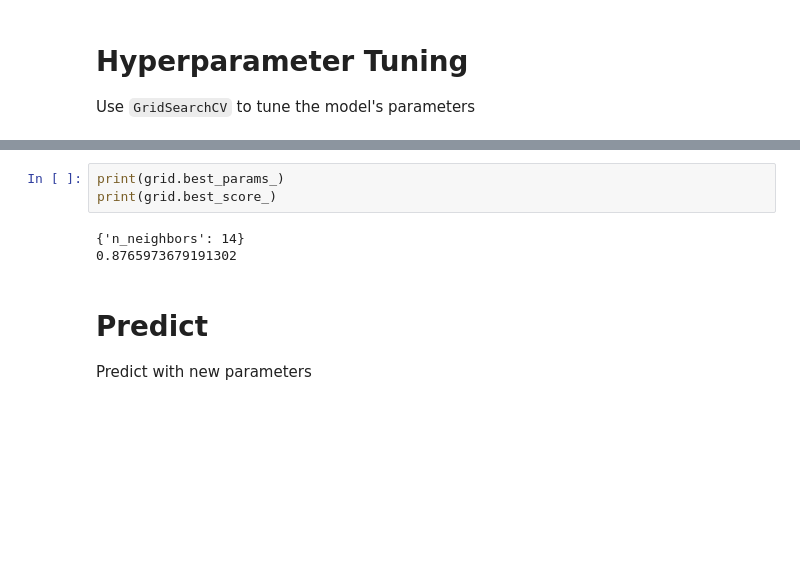
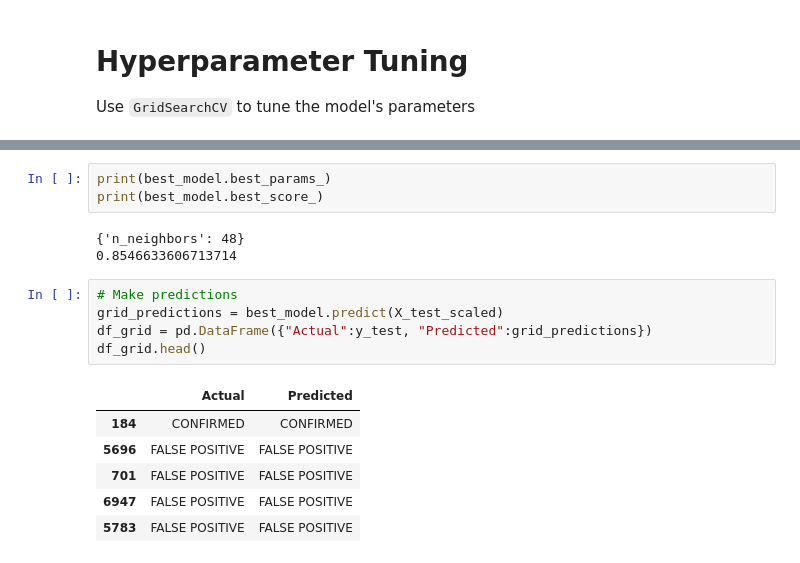
Before and after one commit to lorijta92/machine-learning-exoplanets, a Jupyter notebook: knn.ipynb, the cells around one changed output, grey strips where cells are left out. Drawn from its saved outputs; the diff is of its cells as text; blank space fills up the shorter version.

```diff
--- a/knn.ipynb
+++ b/knn.ipynb
@@ -172,11 +172,20 @@ GridSearchCV(cv=100, error_score='raise-deprecating',
              pre_dispatch='2*n_jobs', refit=True, return_train_score=False,
              scoring='accuracy', verbose=1)
 # %%
-print(grid.best_params_)
-print(grid.best_score_)
+print(best_model.best_params_)
+print(best_model.best_score_)
 # %% [output]
-{'n_neighbors': 14}
-0.8765973679191302
+{'n_neighbors': 48}
+0.8546633606713714
-# %% [markdown]
-# Predict
-Predict with new parameters
+# %%
+# Make predictions
+grid_predictions = best_model.predict(X_test_scaled)
+df_grid = pd.DataFrame({"Actual":y_test, "Predicted":grid_predictions})
+df_grid.head()
+# %% [output]
+|  | Actual | Predicted |
+| 184 | CONFIRMED | CONFIRMED |
+| 5696 | FALSE POSITIVE | FALSE POSITIVE |
+| 701 | FALSE POSITIVE | FALSE POSITIVE |
+| 6947 | FALSE POSITIVE | FALSE POSITIVE |
+| 5783 | FALSE POSITIVE | FALSE POSITIVE |
```
Also changed, not shown: parts of 11 cells of this notebook, 2 other files.
